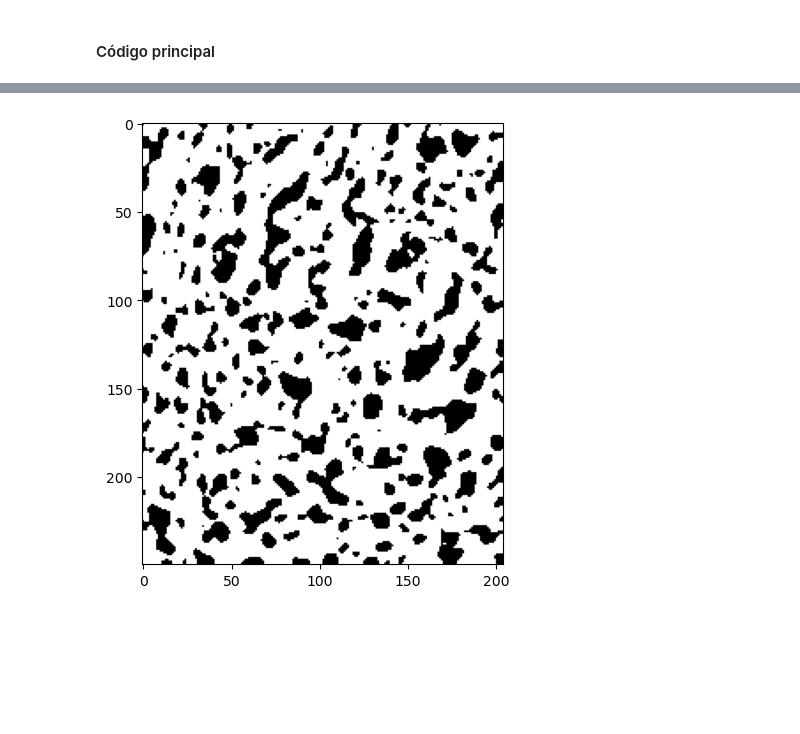
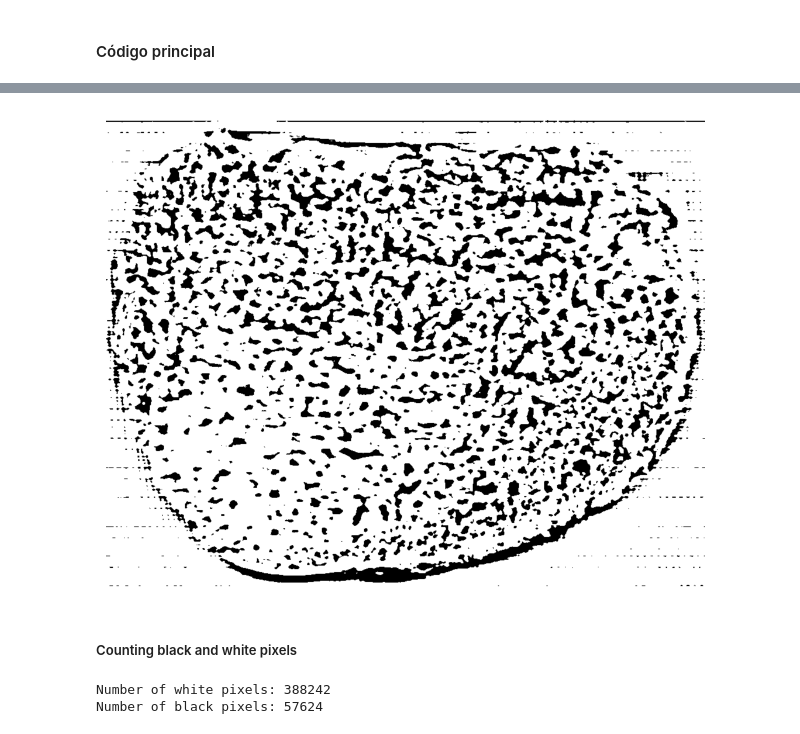
Before and after one commit to vitorkos/cluster-analysis-pibic, a Jupyter notebook: src/cluster_analysis_pibic.ipynb, the cells around one changed output, grey strips where cells are left out. Saved outputs shown, nothing was run; the diff lists cells and outputs as text; code cells hidden in the pictures; blank space fills up the shorter version.

Commit message:
feat : count black and white pixels

```diff
--- a/src/cluster_analysis_pibic.ipynb
+++ b/src/cluster_analysis_pibic.ipynb
@@ -26,7 +26,7 @@ import numpy as np
 #### Código principal
 # %%
 # Read and prepare image
-img = cv2.imread('./../tests/pao2.jpg')
+img = cv2.imread('./../models/aline_models/exp1/1_1.jpg')
 gray = cv2.cvtColor(img, cv2.COLOR_BGR2GRAY)
 blurred = cv2.GaussianBlur(gray, (7, 7), 0)
 
@@ -39,13 +39,8 @@ mask = cv2.adaptiveThreshold(blurred,
                               10)
 
 # Plot results
-# fig, ax = plt.subplots(1, 2contours, hierarchy = cv2.findContours(image, cv2.RETR_TREE, cv2.CHAIN_APPROX_SIMPLE)
-out = image.copy()
-out = cv2.cvtColor(image, cv2.COLOR_GRAY2RGB)
 
-for c in contours:
-    cv2.polylines(out,[c],True,(255,0,0),1)
-, figsize=(12, 5))
-# ax[0].imshow(cv2.cvtColor(img, cv2.COLOR_BGR2RGB))
-# ax[1].imshow(cv2.cvtColor(mask, cv2.COLOR_BGR2RGB))
-# plt.tight_layout()
+fig, ax = plt.subplots(1, 2, figsize=(12, 5))
+ax[0].imshow(cv2.cvtColor(img, cv2.COLOR_BGR2RGB))
+ax[1].imshow(cv2.cvtColor(mask, cv2.COLOR_BGR2RGB))
+plt.tight_layout()
@@ -52,6 +49,25 @@ for c in contours:
 # %%
 ax = plt.subplots(1, figsize=(12,5))
 ax[1].imshow(cv2.cvtColor(mask, cv2.COLOR_BGR2RGB))
+ax[1].axis('off')
 plt.tight_layout()
+
+# Save the plotted image
+plt.savefig('./../models/aline_models/exp1/1_1_bin.jpg', bbox_inches='tight', pad_inches=0)
 # %% [output]
-[figure, old version]
+[figure, new version]
+# %% [markdown]
+##### Counting black and white pixels
+# %%
+# reading the image data from desired directory
+img = cv2.imread("./../models/aline_models/exp1/1_1_bin.jpg")
+
+# counting the number of pixels
+number_of_white_pix = np.sum(img == 255)
+number_of_black_pix = np.sum(img == 0)
+
+print('Number of white pixels:', number_of_white_pix)
+print('Number of black pixels:', number_of_black_pix)
+# %% [output]
+Number of white pixels: 388242
+Number of black pixels: 57624
```
Also changed, not shown: parts of 2 cells of this notebook.
